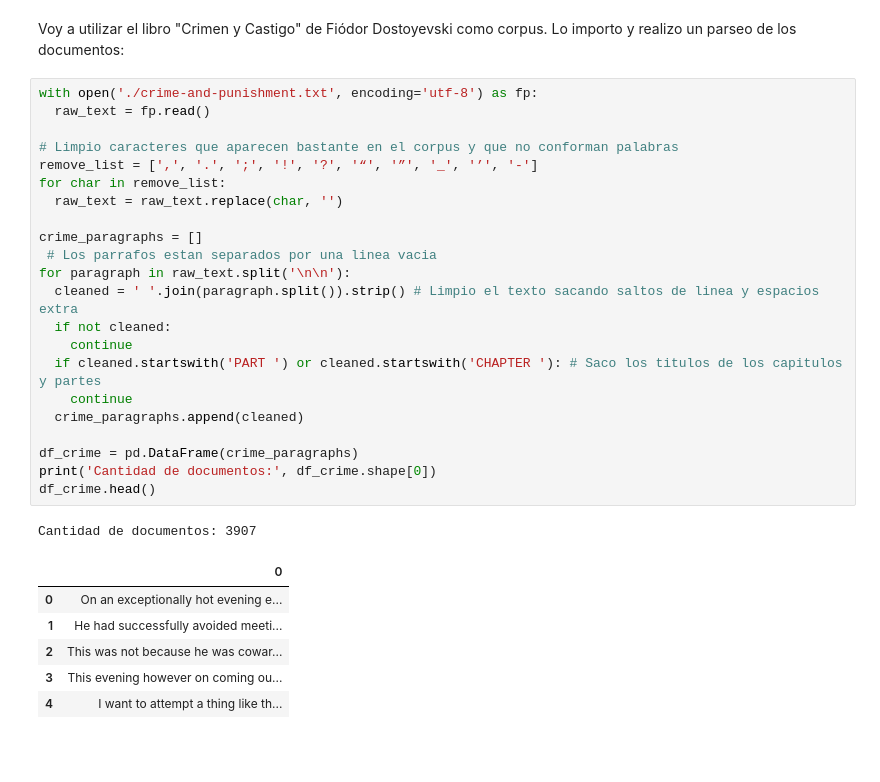
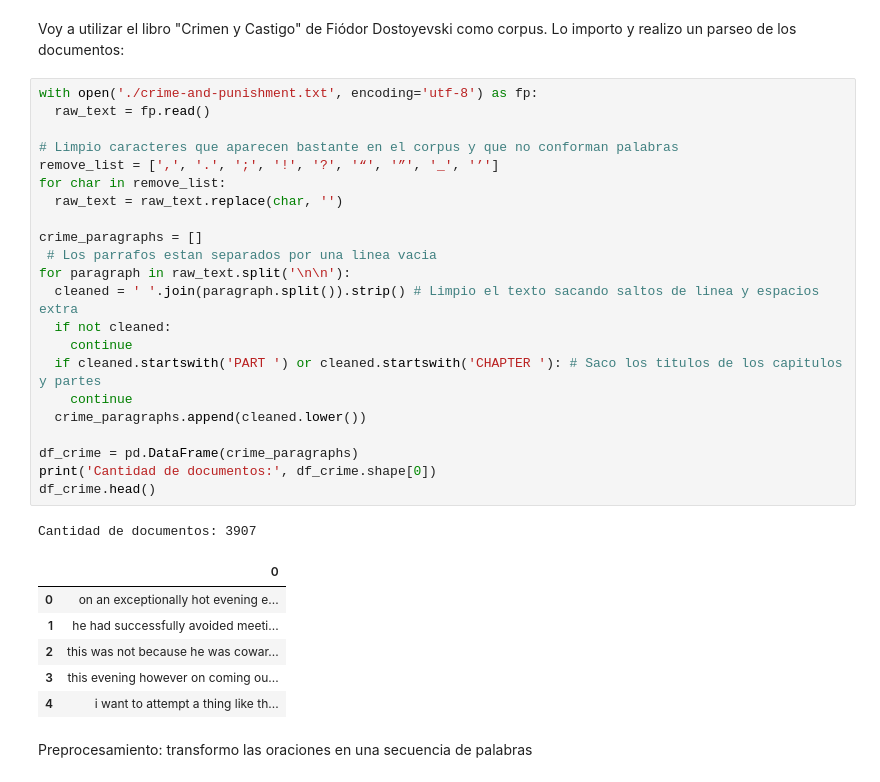
Before and after one commit to Melzr/NLP, a Jupyter notebook: Desafio_2.ipynb, the cells around one changed output. Drawn from its saved outputs; the diff is of its cells as text; blank space fills up the shorter version.

```diff
--- a/Desafio_2.ipynb
+++ b/Desafio_2.ipynb
@@ -330,31 +330,33 @@ Voy a utilizar el libro "Crimen y Castigo" de Fiódor Dostoyevski como corpus. L
 # %%
 with open('./crime-and-punishment.txt', encoding='utf-8') as fp:
   raw_text = fp.read()
 
 # Limpio caracteres que aparecen bastante en el corpus y que no conforman palabras
-remove_list = [',', '.', ';', '!', '?', '“', '”', '_', '’', '-']
+remove_list = [',', '.', ';', '!', '?', '“', '”', '_', '’']
 for char in remove_list:
   raw_text = raw_text.replace(char, '')
 
 crime_paragraphs = []
  # Los parrafos estan separados por una linea vacia
 for paragraph in raw_text.split('\n\n'):
   cleaned = ' '.join(paragraph.split()).strip() # Limpio el texto sacando saltos de linea y espacios extra
   if not cleaned:
     continue
   if cleaned.startswith('PART ') or cleaned.startswith('CHAPTER '): # Saco los titulos de los capitulos y partes
     continue
-  crime_paragraphs.append(cleaned)
+  crime_paragraphs.append(cleaned.lower())
 
 df_crime = pd.DataFrame(crime_paragraphs)
 print('Cantidad de documentos:', df_crime.shape[0])
 df_crime.head()
 # %% [output]
 Cantidad de documentos: 3907
 |  | 0 |
-| 0 | On an exceptionally hot evening e... |
-| 1 | He had successfully avoided meeti... |
-| 2 | This was not because he was cowar... |
-| 3 | This evening however on coming ou... |
-| 4 | I want to attempt a thing like th... |
+| 0 | on an exceptionally hot evening e... |
+| 1 | he had successfully avoided meeti... |
+| 2 | this was not because he was cowar... |
+| 3 | this evening however on coming ou... |
+| 4 | i want to attempt a thing like th... |
+# %% [markdown]
+Preprocesamiento: transformo las oraciones en una secuencia de palabras
 # %%
```
Also changed, not shown: parts of 8 cells of this notebook.
